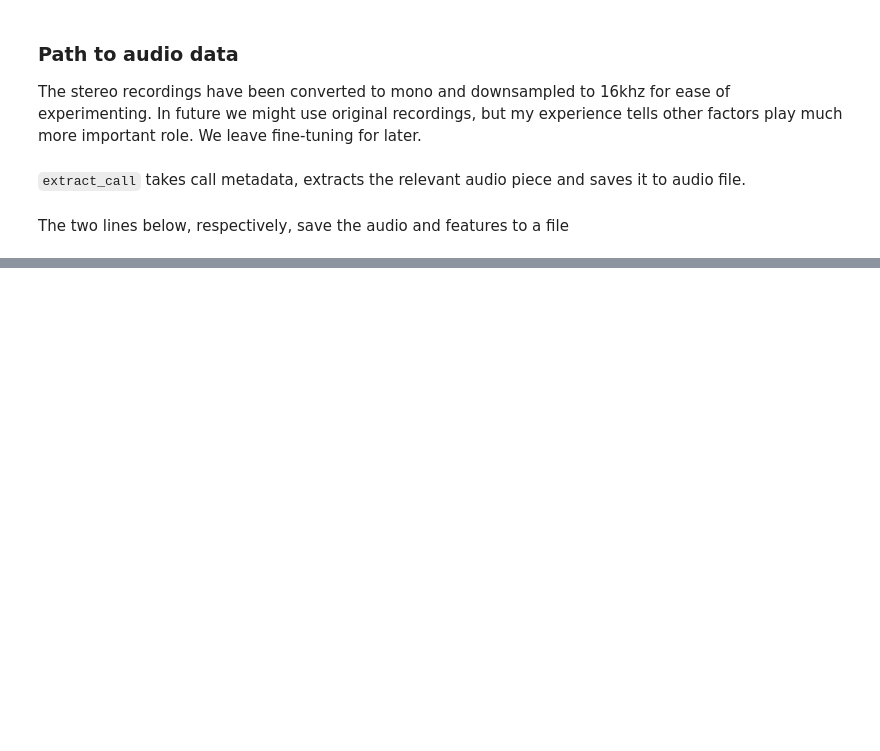
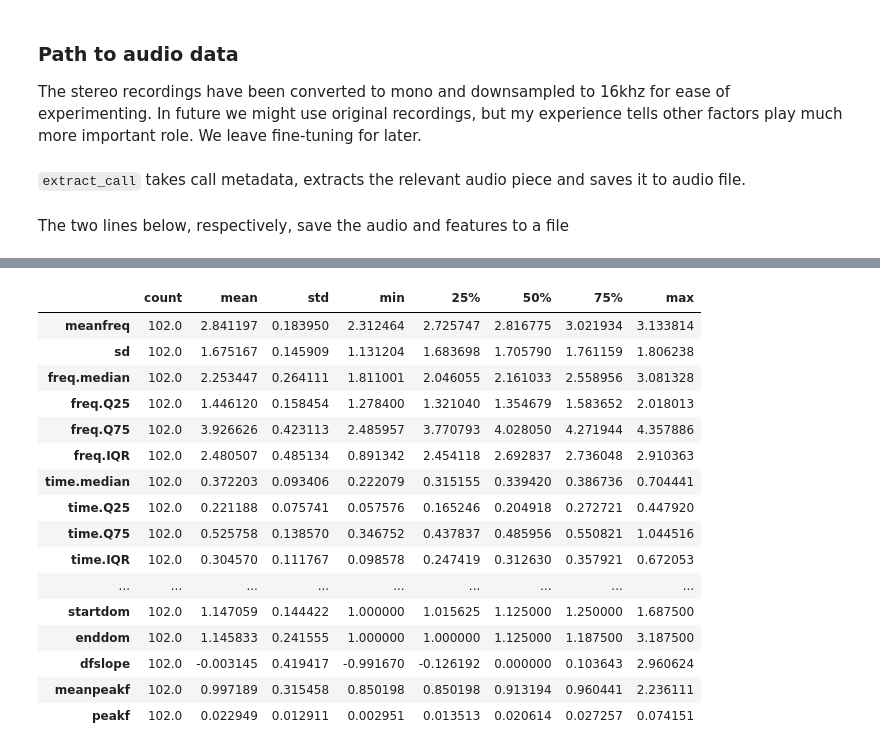
Before and after one commit to RSPB/StormPetrels, a Jupyter notebook: warbler_analysis.ipynb, the cells around one changed output, grey strips where cells are left out. Drawn from its saved outputs; the diff is of its cells as text; code cells hidden in the pictures; blank space fills up the shorter version.

```diff
--- a/warbler_analysis.ipynb
+++ b/warbler_analysis.ipynb
@@ -330,0 +399,20 @@ I manually checked all false positives and noted *ground truth*. Extra columns t
+# %%
+noise_features.describe().T
+# %% [output]
+|  | count | mean | std | min | 25% | 50% | 75% | max |
+| meanfreq | 102.0 | 2.841197 | 0.183950 | 2.312464 | 2.725747 | 2.816775 | 3.021934 | 3.133814 |
+| sd | 102.0 | 1.675167 | 0.145909 | 1.131204 | 1.683698 | 1.705790 | 1.761159 | 1.806238 |
+| freq.median | 102.0 | 2.253447 | 0.264111 | 1.811001 | 2.046055 | 2.161033 | 2.558956 | 3.081328 |
+| freq.Q25 | 102.0 | 1.446120 | 0.158454 | 1.278400 | 1.321040 | 1.354679 | 1.583652 | 2.018013 |
+| freq.Q75 | 102.0 | 3.926626 | 0.423113 | 2.485957 | 3.770793 | 4.028050 | 4.271944 | 4.357886 |
+| freq.IQR | 102.0 | 2.480507 | 0.485134 | 0.891342 | 2.454118 | 2.692837 | 2.736048 | 2.910363 |
+| time.median | 102.0 | 0.372203 | 0.093406 | 0.222079 | 0.315155 | 0.339420 | 0.386736 | 0.704441 |
+| time.Q25 | 102.0 | 0.221188 | 0.075741 | 0.057576 | 0.165246 | 0.204918 | 0.272721 | 0.447920 |
+| time.Q75 | 102.0 | 0.525758 | 0.138570 | 0.346752 | 0.437837 | 0.485956 | 0.550821 | 1.044516 |
+| time.IQR | 102.0 | 0.304570 | 0.111767 | 0.098578 | 0.247419 | 0.312630 | 0.357921 | 0.672053 |
+| ... | ... | ... | ... | ... | ... | ... | ... | ... |
+| startdom | 102.0 | 1.147059 | 0.144422 | 1.000000 | 1.015625 | 1.125000 | 1.250000 | 1.687500 |
+| enddom | 102.0 | 1.145833 | 0.241555 | 1.000000 | 1.000000 | 1.125000 | 1.187500 | 3.187500 |
+| dfslope | 102.0 | -0.003145 | 0.419417 | -0.991670 | -0.126192 | 0.000000 | 0.103643 | 2.960624 |
+| meanpeakf | 102.0 | 0.997189 | 0.315458 | 0.850198 | 0.850198 | 0.913194 | 0.960441 | 2.236111 |
+| peakf | 102.0 | 0.022949 | 0.012911 | 0.002951 | 0.013513 | 0.020614 | 0.027257 | 0.074151 |
```
Also changed, not shown: parts of 20 cells of this notebook.
